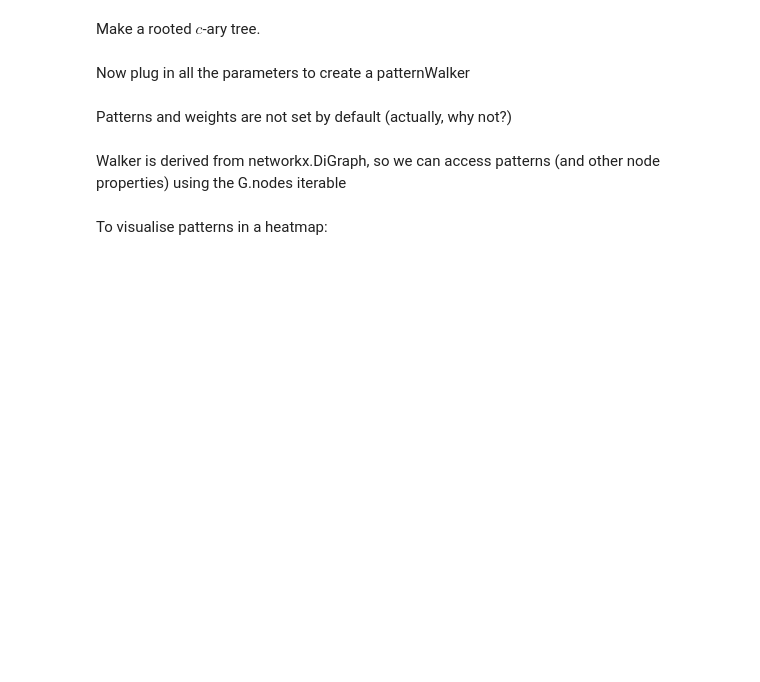
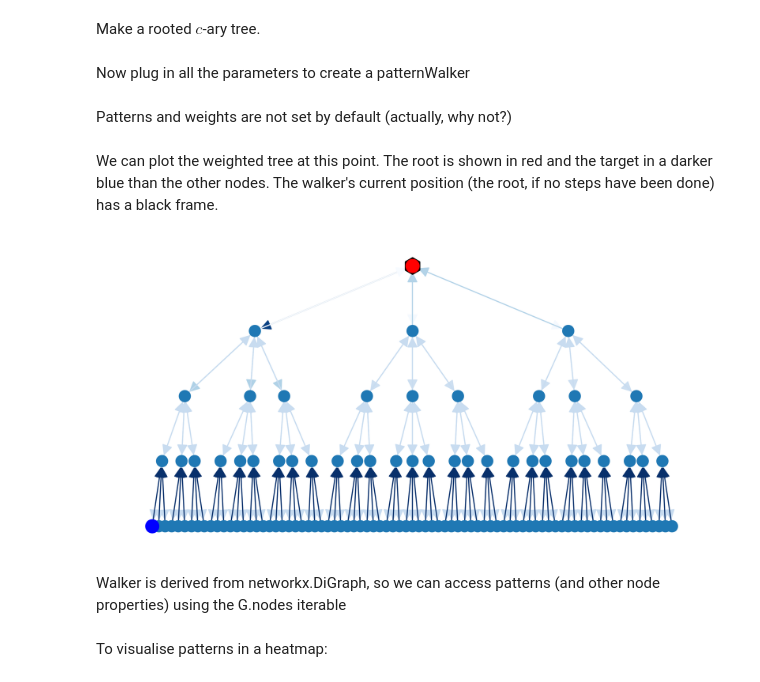
Before and after one commit to YPFoerster/pattern_walker, a Jupyter notebook: examples/pattern_heatmap.ipynb, the cells around one changed output. Drawn from its saved outputs; the diff is of its cells as text; code cells hidden in the pictures; blank space fills up the shorter version.

Commit message:
demonstrator now plots the tree, too

```diff
--- a/examples/pattern_heatmap.ipynb
+++ b/examples/pattern_heatmap.ipynb
@@ -29,6 +31,13 @@ Walker=pw(tree, root, L, a_root, a_low, a_high, Delta, Gamma, Gamma_root)
 Patterns and weights are not set by default (actually, why not?)
 # %%
 Walker.set_weights()
+# %% [markdown]
+We can plot the weighted tree at this point. The root is shown in red and the target in a darker blue than the other nodes. The walker's current position (the root, if no steps have been done) has a black frame.
+# %%
+plot_tree(Walker,partition=[Walker.x])
+plt.show()
+# %% [output]
+[figure, added]
 # %% [markdown]
 Walker is derived from networkx.DiGraph, so we can access patterns (and other node properties) using the G.nodes iterable
 # %%
```
Also changed, not shown: parts of 1 cell of this notebook.
